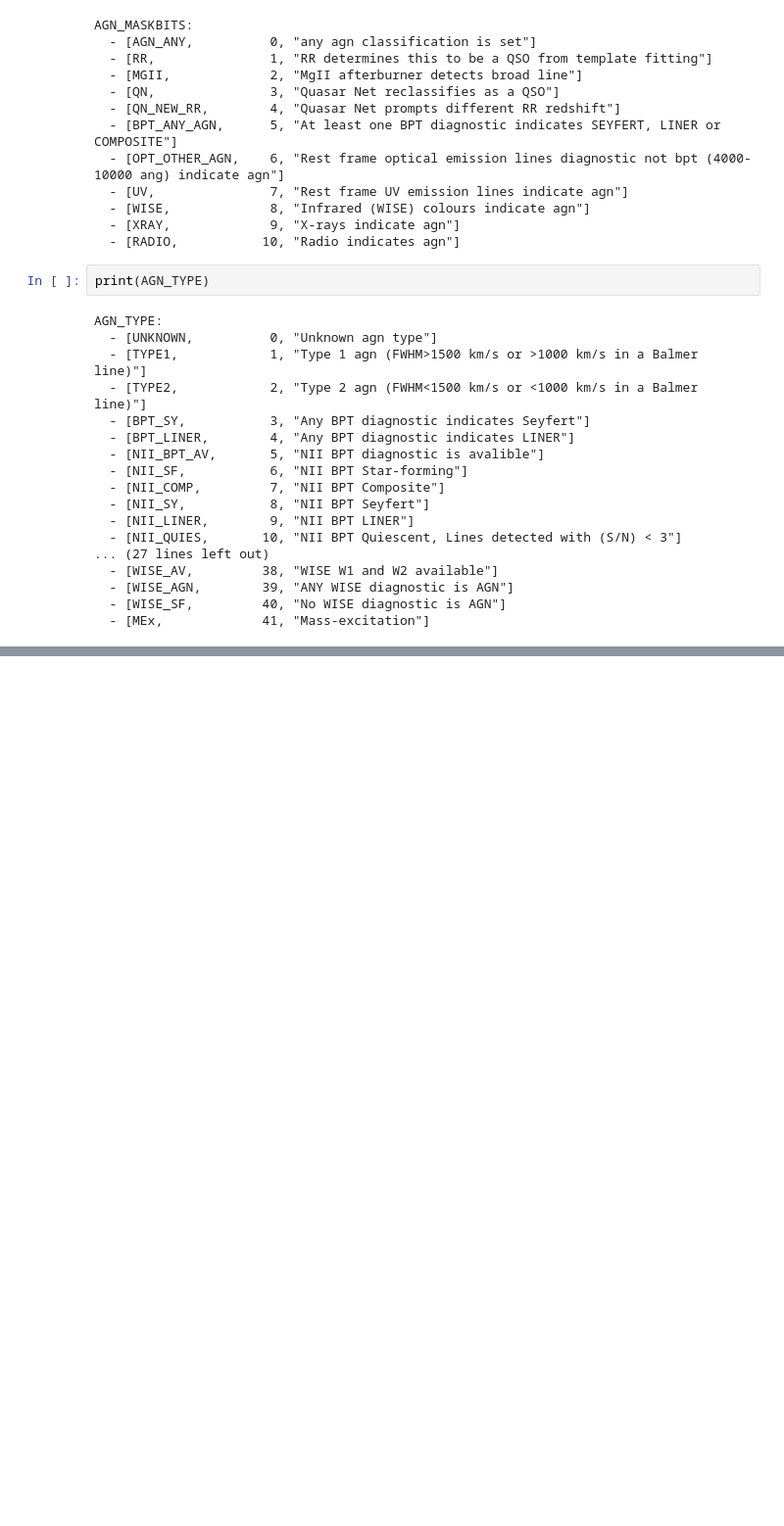
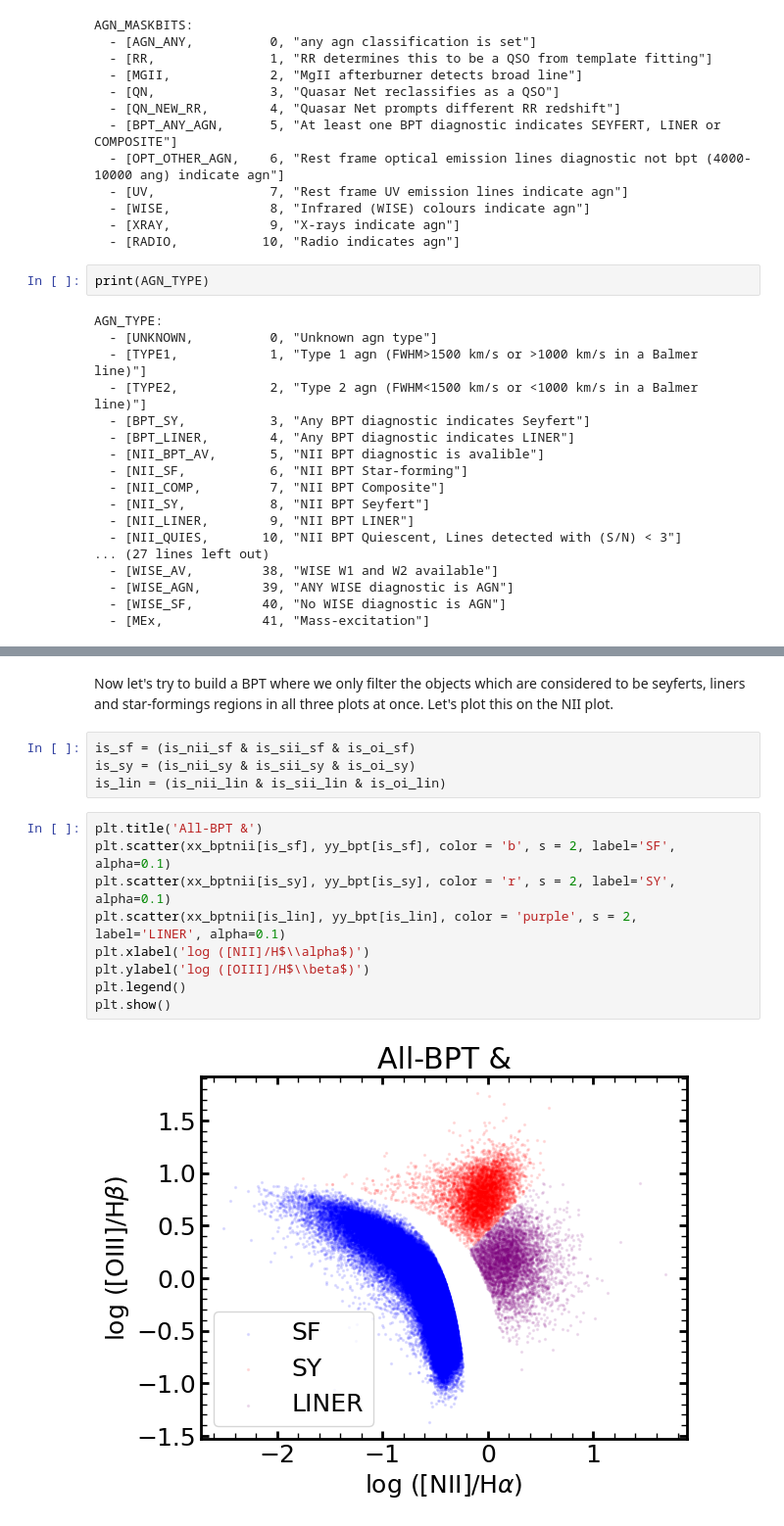
Before and after one commit to cosmodesi/desigaldev, a Jupyter notebook: AgnCats/notebooks/how_to_use.ipynb, the cells around one changed output, grey strips where cells are left out. Shown at 98% size. Drawn from its saved outputs; the diff is of its cells as text; blank space fills up the shorter version.

```diff
--- a/AgnCats/notebooks/how_to_use.ipynb
+++ b/AgnCats/notebooks/how_to_use.ipynb
@@ -213,0 +285,17 @@ len(all_seyfert_cut)
+# %% [markdown]
+Now let's try to build a BPT where we only filter the objects which are considered to be seyferts, liners and star-formings regions in all three plots at once. Let's plot this on the NII plot.
+# %%
+is_sf = (is_nii_sf & is_sii_sf & is_oi_sf)
+is_sy = (is_nii_sy & is_sii_sy & is_oi_sy)
+is_lin = (is_nii_lin & is_sii_lin & is_oi_lin)
+# %%
+plt.title('All-BPT &')
+plt.scatter(xx_bptnii[is_sf], yy_bpt[is_sf], color = 'b', s = 2, label='SF', alpha=0.1)
+plt.scatter(xx_bptnii[is_sy], yy_bpt[is_sy], color = 'r', s = 2, label='SY', alpha=0.1)
+plt.scatter(xx_bptnii[is_lin], yy_bpt[is_lin], color = 'purple', s = 2, label='LINER', alpha=0.1)
+plt.xlabel('log ([NII]/H$\\alpha$)')
+plt.ylabel('log ([OIII]/H$\\beta$)')
+plt.legend()
+plt.show()
+# %% [output]
+[figure, added]
```
Also changed, not shown: parts of 48 cells of this notebook, 1 other file.
